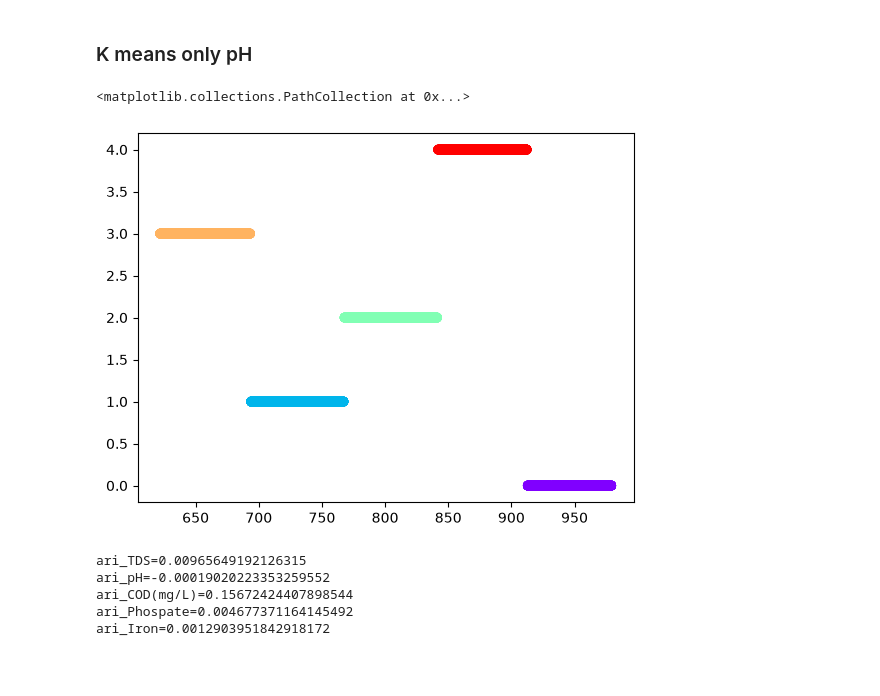
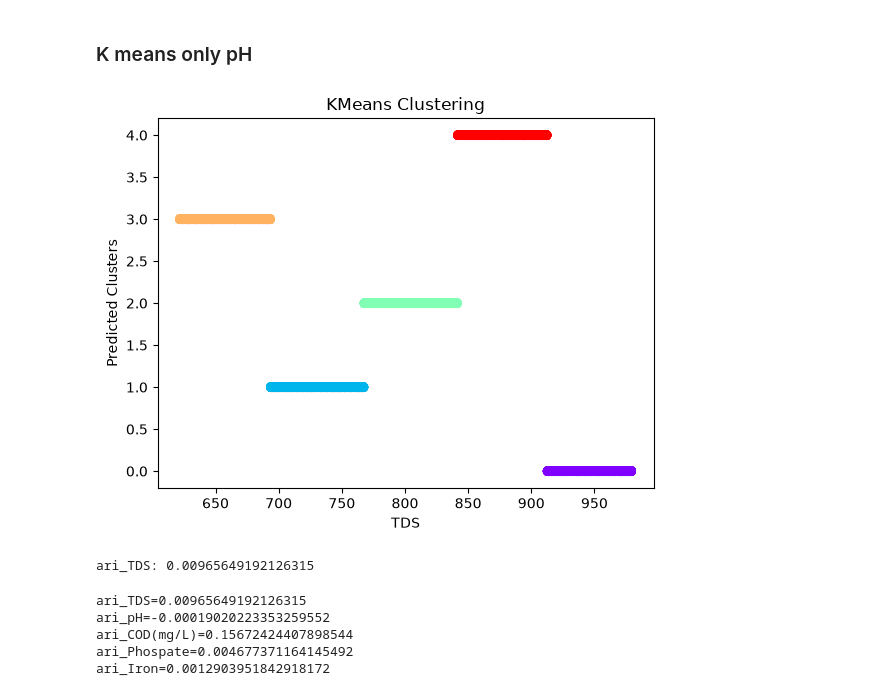
Before and after one commit to Er-Rajas/aquaclass-Water-Quality-Classifier, a Jupyter notebook: notebooks/eda.ipynb, the cells around one changed output. Saved outputs shown, nothing was run; the diff lists cells and outputs as text; code cells hidden in the pictures; blank space fills up the shorter version.

```diff
--- a/notebooks/eda.ipynb
+++ b/notebooks/eda.ipynb
@@ -155,13 +143,12 @@ def km_ari(X,y,n_clusters):
 # %%
 X = df[['TDS']]
 y = df['Class']
 
-cluster_tds,ari = km_ari(X,y,5)
+ari,cluster,plot_obj=kmeans_ari(X,y,n_clusters=5,n_init=20,return_vars=True,return_plot=True)
+print(f"ari_{X.columns[0]}: {ari}")
+# %% [output]
+[figure, added]
+ari_TDS: 0.00965649192126315
-# %%
-plt.scatter(x=df['TDS'], y=cluster_tds, c=cluster_tds, cmap='rainbow')
-# %% [output]
-<matplotlib.collections.PathCollection at 0x...>
-[figure, removed]
 # %%
 features = ['TDS','pH','COD(mg/L)','Phospate','Iron']
 clusters = {}
```
Also changed, not shown: parts of 30 cells of this notebook, 6 other files.
